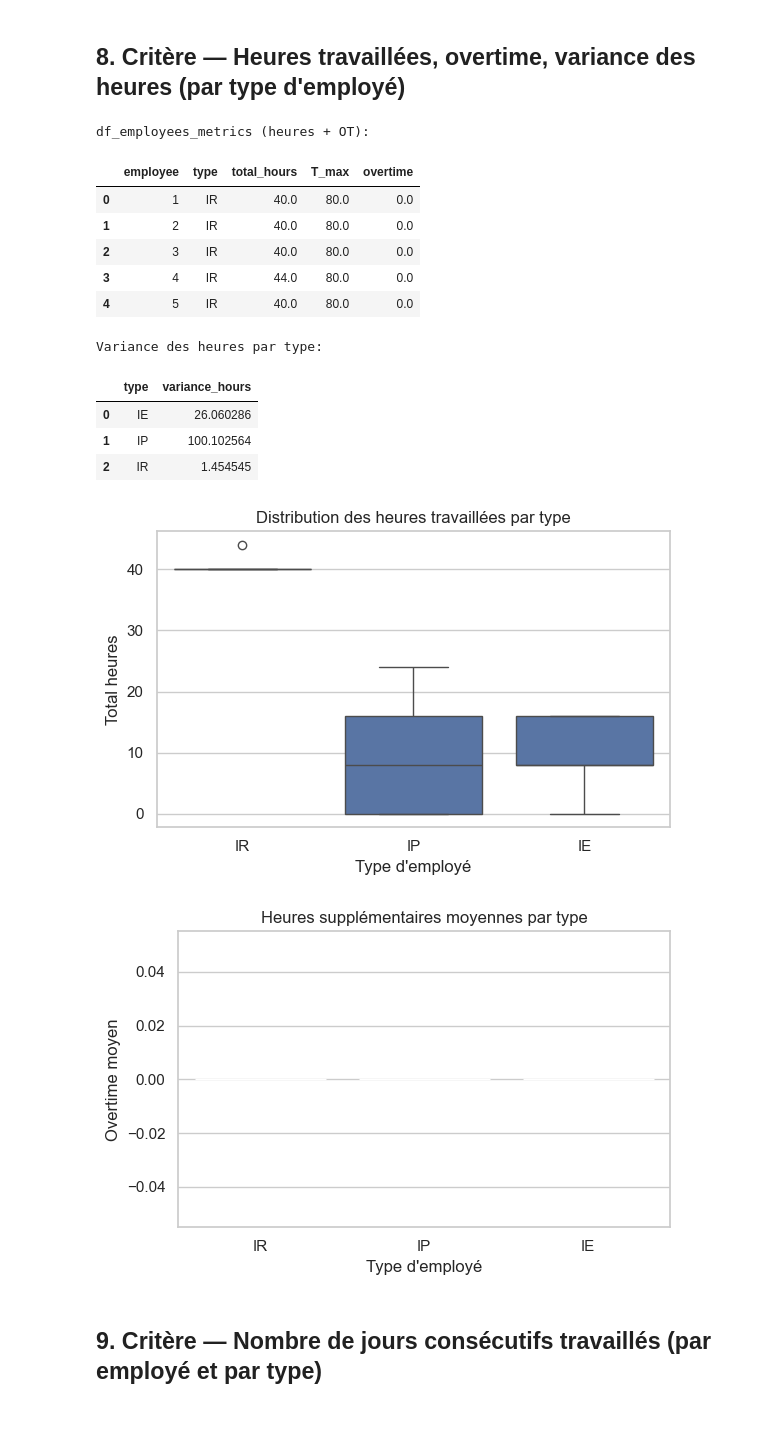
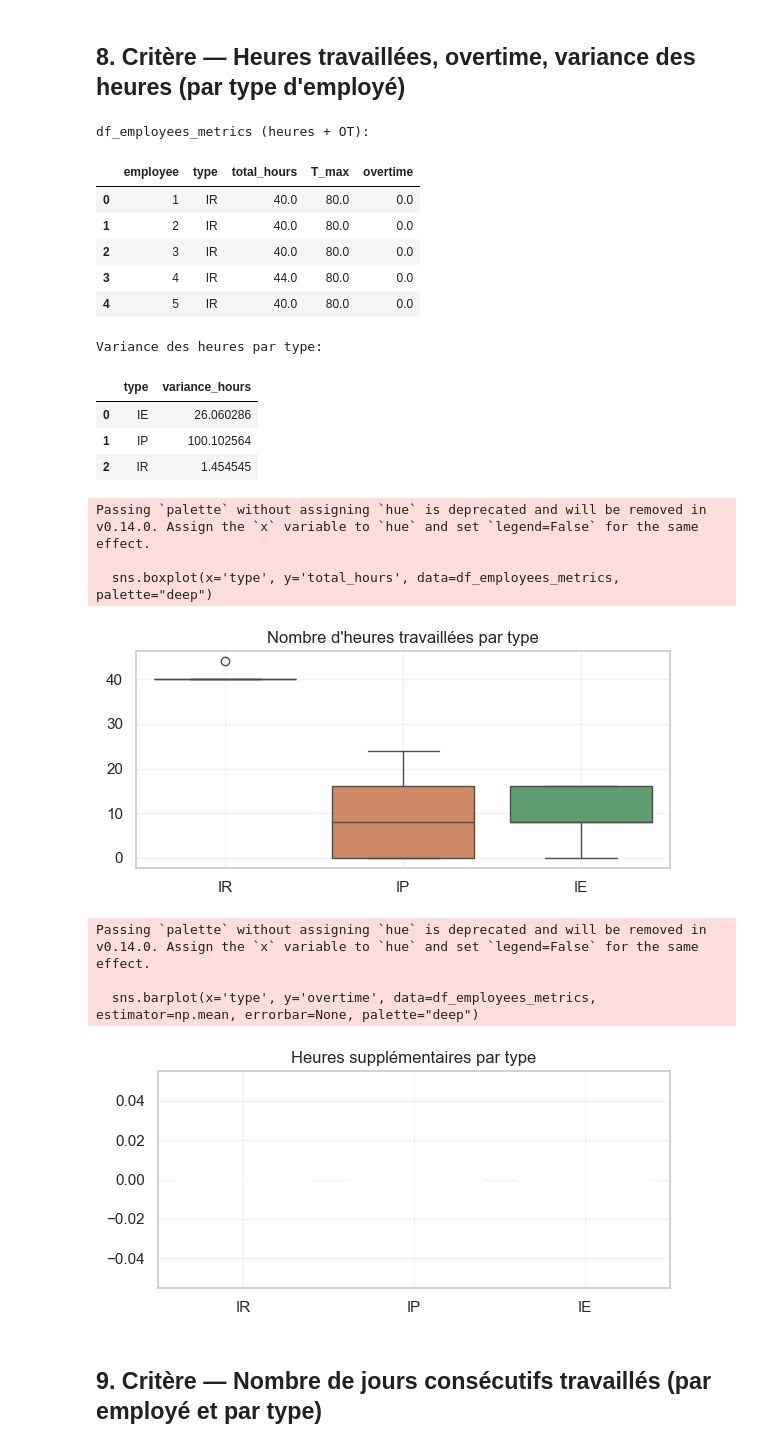
Before and after one commit to AntoineHabib123/m6417, a Jupyter notebook: PROJET_COMPLET/notebook.ipynb, the cells around one changed output. Saved outputs shown, nothing was run; the diff lists cells and outputs as text; code cells hidden in the pictures; blank space fills up the shorter version.

```diff
--- a/PROJET_COMPLET/notebook.ipynb
+++ b/PROJET_COMPLET/notebook.ipynb
@@ -16,6 +16,10 @@ Ce notebook :
   - répartition jour / soir / nuit / weekend ;
   - nombre de personnes par quart et par type ;
   - timeline horizontale (type Gantt) par employé.
+# %%
+import os
+scenario_dir='scenario_default'
+os.makedirs(scenario_dir,exist_ok=True)
 # %% [markdown]
 ## 1. Imports et fonctions utilitaires
 # %%
@@ -982,45 +1015,56 @@ df_employees_metrics['T_max'] = T_max
 df_employees_metrics['overtime'] = overtime
 
 print("df_employees_metrics (heures + OT):")
 display(df_employees_metrics.head())
 
 # Variance par type
 var_by_type = df_employees_metrics.groupby('type')['total_hours'].var().reset_index()
 var_by_type.columns = ['type','variance_hours']
 print("Variance des heures par type:")
 display(var_by_type)
 
 # Graphes
-plt.figure(figsize=(6,4))
-sns.boxplot(x='type', y='total_hours', data=df_employees_metrics)
-plt.title("Distribution des heures travaillées par type")
-plt.xlabel("Type d'employé")
-plt.ylabel("Total heures")
+plt.figure(figsize=(6,3))
+sns.boxplot(x='type', y='total_hours', data=df_employees_metrics, palette="deep")
+plt.title("Nombre d'heures travaillées par type")
+# dont show ax title
+plt.xlabel("")
+plt.ylabel("")
+plt.grid(alpha=0.25)
 plt.tight_layout()
+plt.gcf().savefig(os.path.join(scenario_dir,'fig_12.pdf'),format='pdf',bbox_inches='tight')
 plt.show()
 
-plt.figure(figsize=(6,4))
-sns.barplot(x='type', y='overtime', data=df_employees_metrics, estimator=np.mean, errorbar=None)
-plt.title("Heures supplémentaires moyennes par type")
-plt.xlabel("Type d'employé")
-plt.ylabel("Overtime moyen")
+plt.figure(figsize=(6,3))
+sns.barplot(x='type', y='overtime', data=df_employees_metrics, estimator=np.mean, errorbar=None, palette="deep")
+plt.title("Heures supplémentaires par type")
+plt.xlabel("")
+plt.ylabel("")
+plt.grid(alpha=0.25)
 plt.tight_layout()
+plt.gcf().savefig(os.path.join(scenario_dir,'fig_13.pdf'),format='pdf',bbox_inches='tight')
 plt.show()
 # %% [output]
 df_employees_metrics (heures + OT):
 |  | employee | type | total_hours | T_max | overtime |
 | 0 | 1 | IR | 40.0 | 80.0 | 0.0 |
 | 1 | 2 | IR | 40.0 | 80.0 | 0.0 |
 | 2 | 3 | IR | 40.0 | 80.0 | 0.0 |
 | 3 | 4 | IR | 44.0 | 80.0 | 0.0 |
 | 4 | 5 | IR | 40.0 | 80.0 | 0.0 |
 Variance des heures par type:
 |  | type | variance_hours |
 | 0 | IE | 26.060286 |
 | 1 | IP | 100.102564 |
 | 2 | IR | 1.454545 |
+Passing `palette` without assigning `hue` is deprecated and will be removed in v0.14.0. Assign the `x` variable to `hue` and set `legend=False` for the same effect.
+
+  sns.boxplot(x='type', y='total_hours', data=df_employees_metrics, palette="deep")
-[figure, old version]
+[figure, new version]
+Passing `palette` without assigning `hue` is deprecated and will be removed in v0.14.0. Assign the `x` variable to `hue` and set `legend=False` for the same effect.
+
+  sns.barplot(x='type', y='overtime', data=df_employees_metrics, estimator=np.mean, errorbar=None, palette="deep")
-[figure, old version]
+[figure, new version]
 # %% [markdown]
 ## 9. Critère — Nombre de jours consécutifs travaillés (par employé et par type)
 # %%
```
Also changed, not shown: parts of 12 cells of this notebook.
